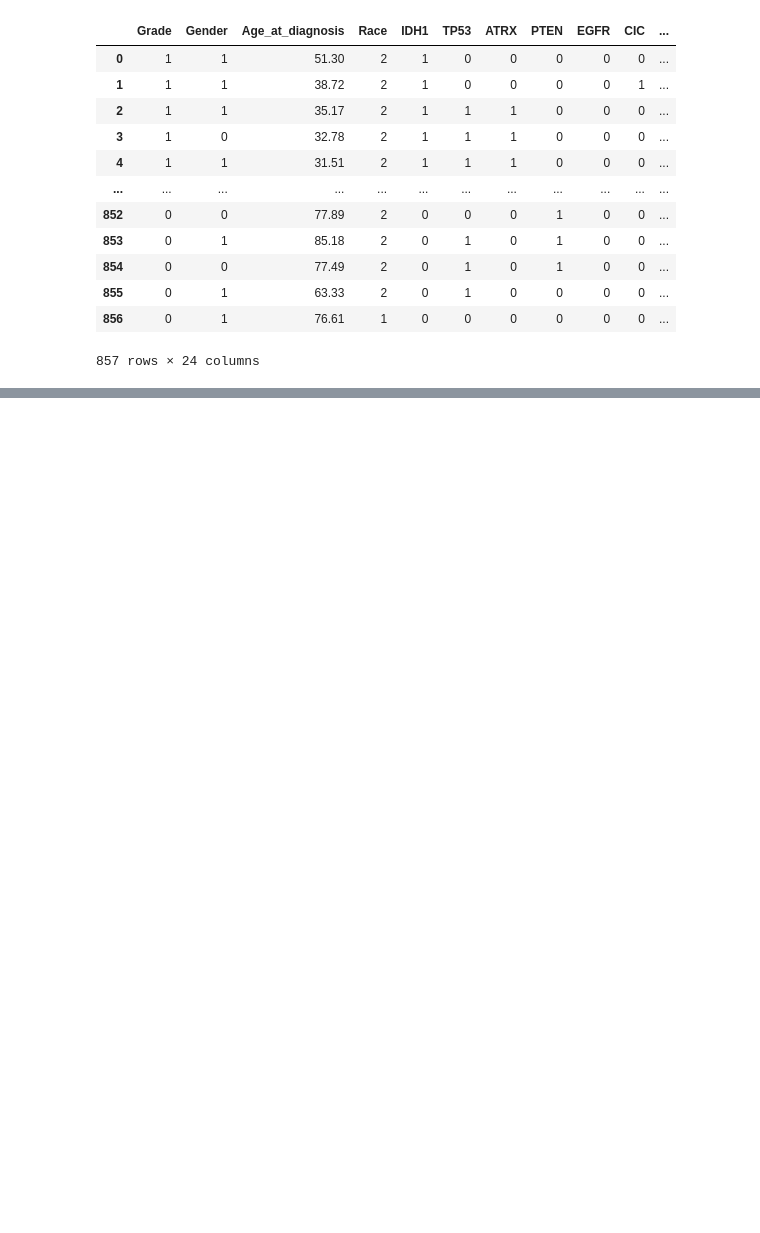
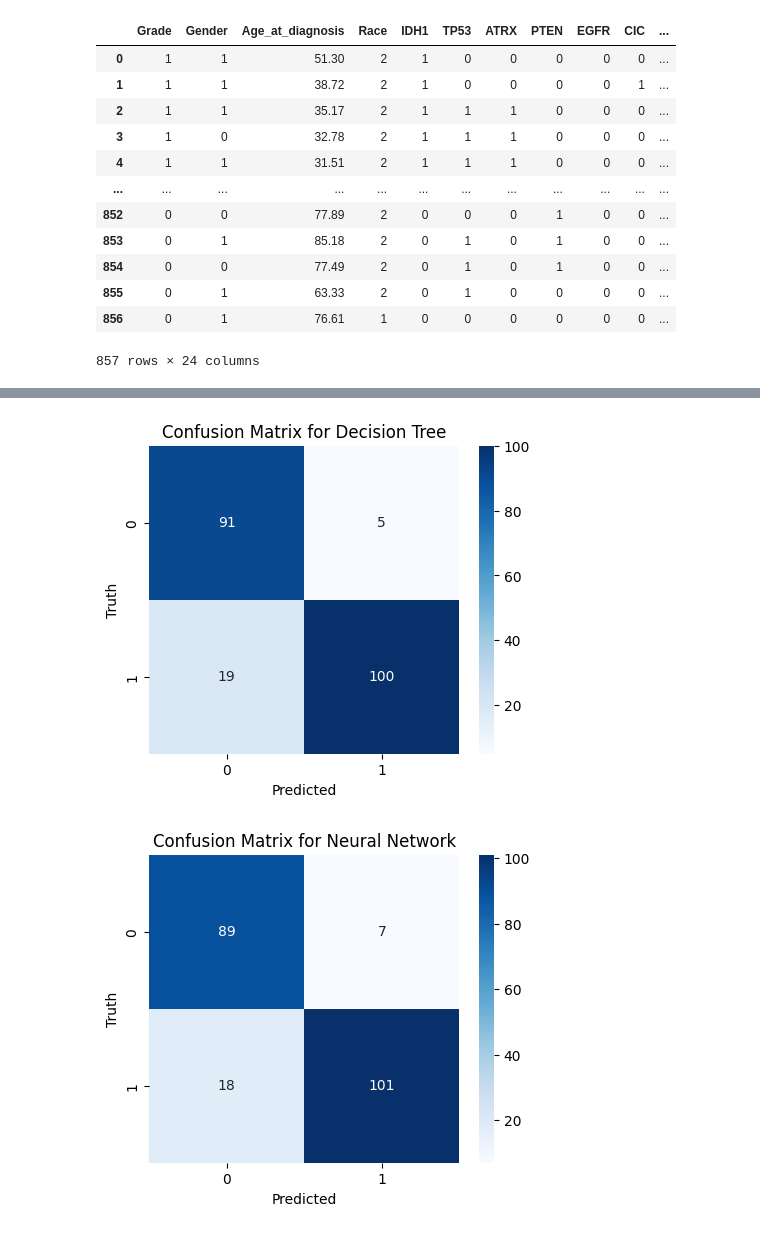
Before and after one commit to Cristy17001/IA-Project2, a Jupyter notebook: decision_tree.ipynb, the cells around one changed output, grey strips where cells are left out. Cells and saved outputs as stored; diff of their text form; code cells hidden in the pictures; blank space fills up the shorter version.

Commit message:
Improved Neural Network

```diff
--- a/decision_tree.ipynb
+++ b/decision_tree.ipynb
@@ -253,0 +134,14 @@ Text(33.22222222222222, 0.5, 'Truth')
+# %%
+def create_model_with_dropout(activation='relu', dropout_rate=0.7, neurons=200):
+    n_features = df.columns.size - 1
+    num_classes = df['Grade'].unique().size
+
+    # Possible activations are tanh, sigmoid(Better for binary class classification), relu, softmax
+    model = keras.Sequential([
+        keras.layers.Dense(neurons, activation=activation, input_shape=(n_features,)),
+        keras.layers.Dense(neurons, activation=activation),
+        keras.layers.Dropout(dropout_rate),
+        keras.layers.Dense(num_classes, activation='sigmoid')
+    ])
+
+    return model
@@ -253,0 +295,14 @@ Text(33.22222222222222, 0.5, 'Truth')
+# %%
+# Create Model
+model = KerasClassifier(model=create_model_with_dropout, loss="sparse_categorical_crossentropy", epochs=50, batch_size=20, verbose=0)
+
+# learn_rate = [0.001, 0.01]
+activation = ["relu","softplus"]
+dropout_rate = [0.2, 0.7]
+neurons = [32, 64]
+optimizer = ['Nadam', 'Adam']
+param_grid = dict(model__activation=activation, model__dropout_rate=dropout_rate, model__neurons=neurons, optimizer=optimizer)
+
+result = test_model(model, param_grid)
+
+results['Neural Network'] = result
@@ -253,0 +336,19 @@ Text(33.22222222222222, 0.5, 'Truth')
+# %%
+for key in results:
+    # Predict the values from the validation dataset
+    Y_pred = results[key].best_estimator_.predict(testing_inputs)
+
+    # Convert predictions classes to one hot vectors
+    Y_pred_classes = np.argmax(Y_pred)
+
+    # Create the confusion matrix
+    cm = confusion_matrix(testing_classes, Y_pred)
+
+    plt.figure(figsize=(5, 4))
+    sb.heatmap(cm, annot=True, cmap='Blues', fmt="d")
+    plt.title('Confusion Matrix for ' + key)
+    plt.xlabel('Predicted')
+    plt.ylabel('Truth')
+# %% [output]
+[figure, added]
+[figure, added]
```
Also changed, not shown: parts of 38 cells of this notebook.
